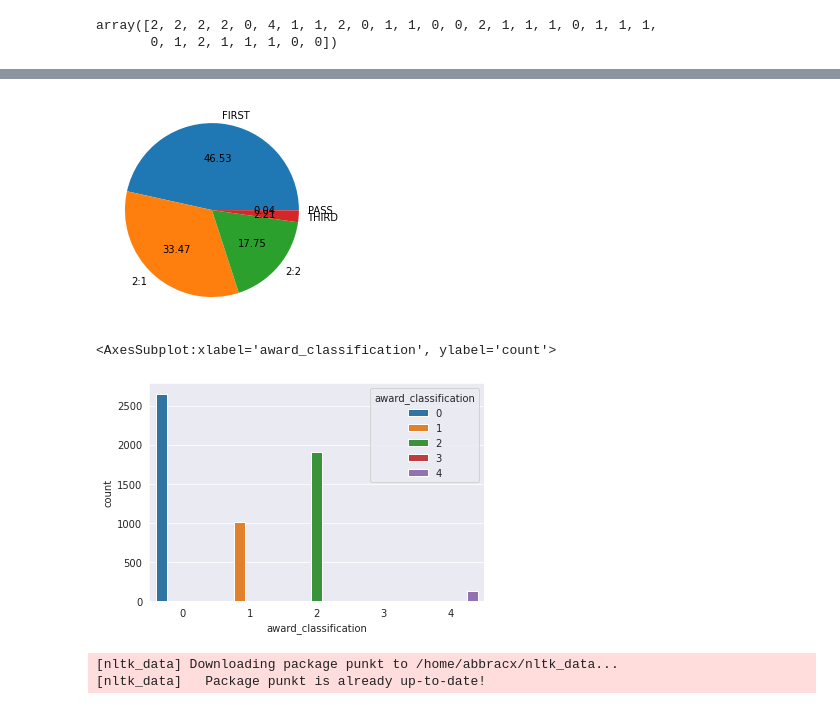
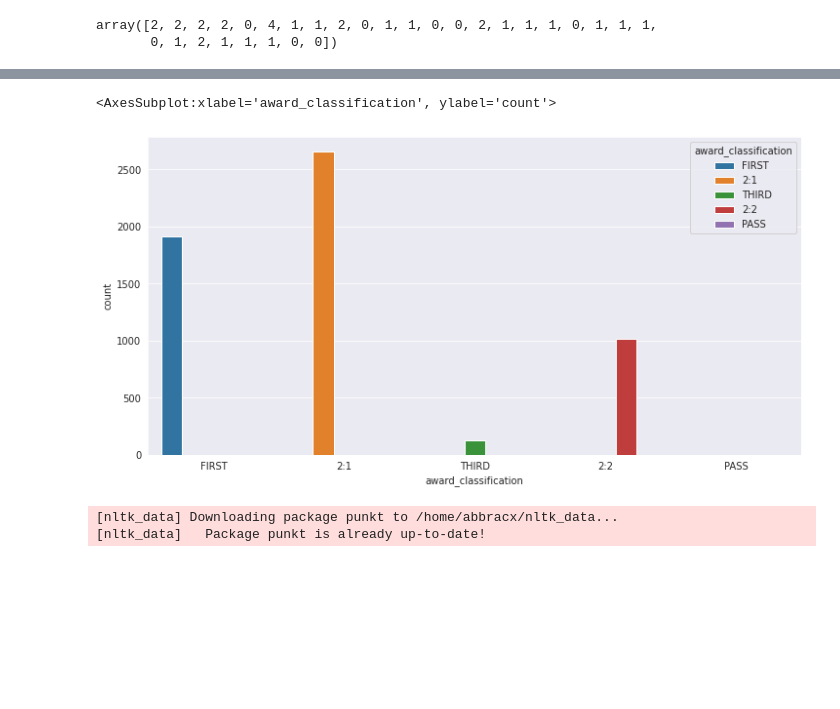
Before and after one commit to Abbracx/personal-statement-analysis, a Jupyter notebook: Personal statement analysis.ipynb, the cells around one changed output, grey strips where cells are left out. Saved outputs shown, nothing was run; the diff lists cells and outputs as text; code cells hidden in the pictures; blank space fills up the shorter version.

```diff
--- a/Personal statement analysis.ipynb
+++ b/Personal statement analysis.ipynb
@@ -266,7 +266,7 @@ Name: award_classification, dtype: object
 from sklearn.preprocessing import LabelEncoder
 encoder = LabelEncoder()
 encoded_target = encoder.fit_transform(df['award_classification'])
-df['award_classification'] = encoder.fit_transform(df['award_classification'])
+df['classification_target'] = encoder.fit_transform(df['award_classification'])
 
 # award classification after encoding
 encoded_target[:30]
@@ -296,26 +296,25 @@ df.head(20)
 # %%
 
-import matplotlib.pyplot as plt
+# import matplotlib.pyplot as plt
 
 
-options = ["FIRST", "2:1", "2:2", "THIRD", "PASS"]
+# options = ["FIRST", "2:1", "2:2", "THIRD", "PASS"]
 
-plt.rcParams["figure.figsize"] = (8,6)
-plt.pie(df['award_classification'].value_counts(), labels=options, autopct="%0.2f")
-plt.show()
+# plt.rcParams["figure.figsize"] = (8,6)
+# plt.pie(df['award_classification'].value_counts(), labels=options, autopct="%0.2f")
+# plt.show()
-# %% [output]
-[figure, removed]
 # %%
 # Barplots of award_classification
-
+import matplotlib.pyplot as plt
 import seaborn as sns
 
+plt.figure(figsize=(12, 6))
 sns.set_style('darkgrid')
 
 sns.countplot(x="award_classification", data=df, hue="award_classification")
 # %% [output]
 <AxesSubplot:xlabel='award_classification', ylabel='count'>
-[figure, old version]
+[figure, new version]
 # %%
 import nltk
 import ssl
```
Also changed, not shown: parts of 47 cells of this notebook.
